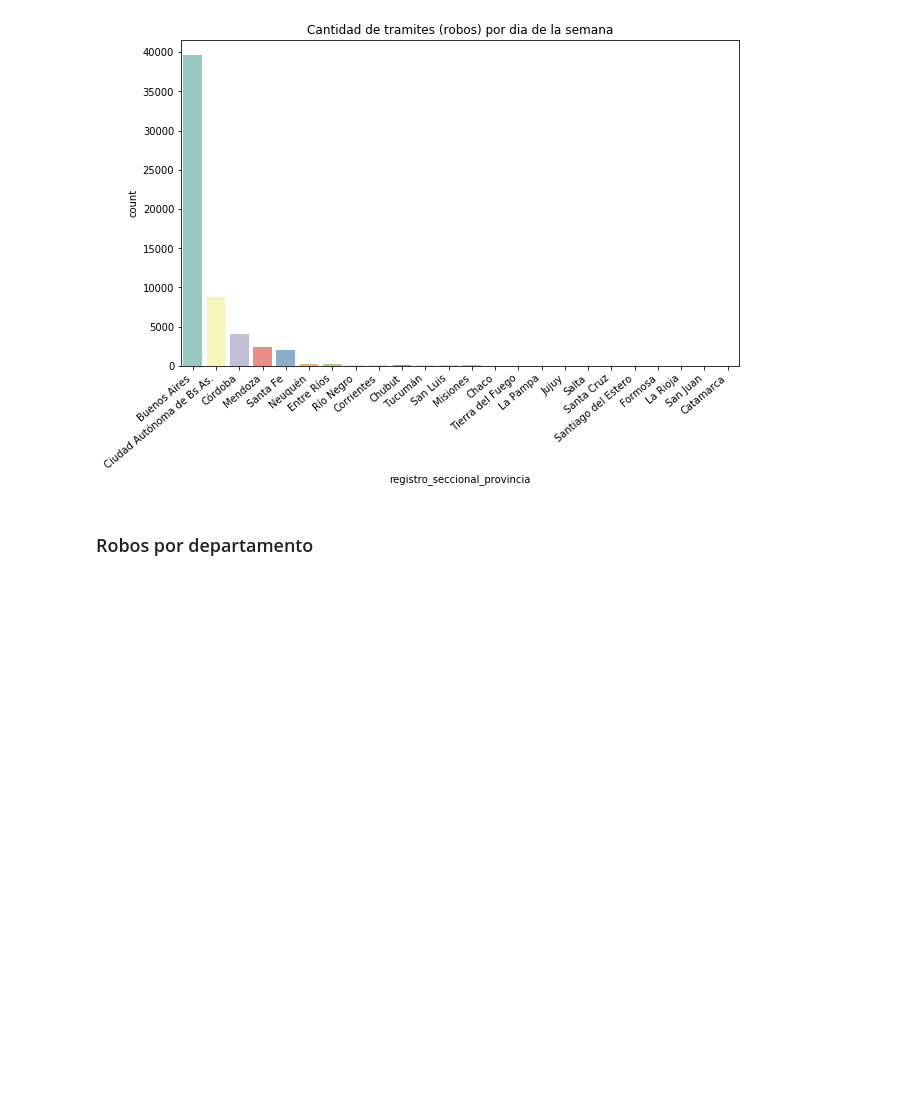
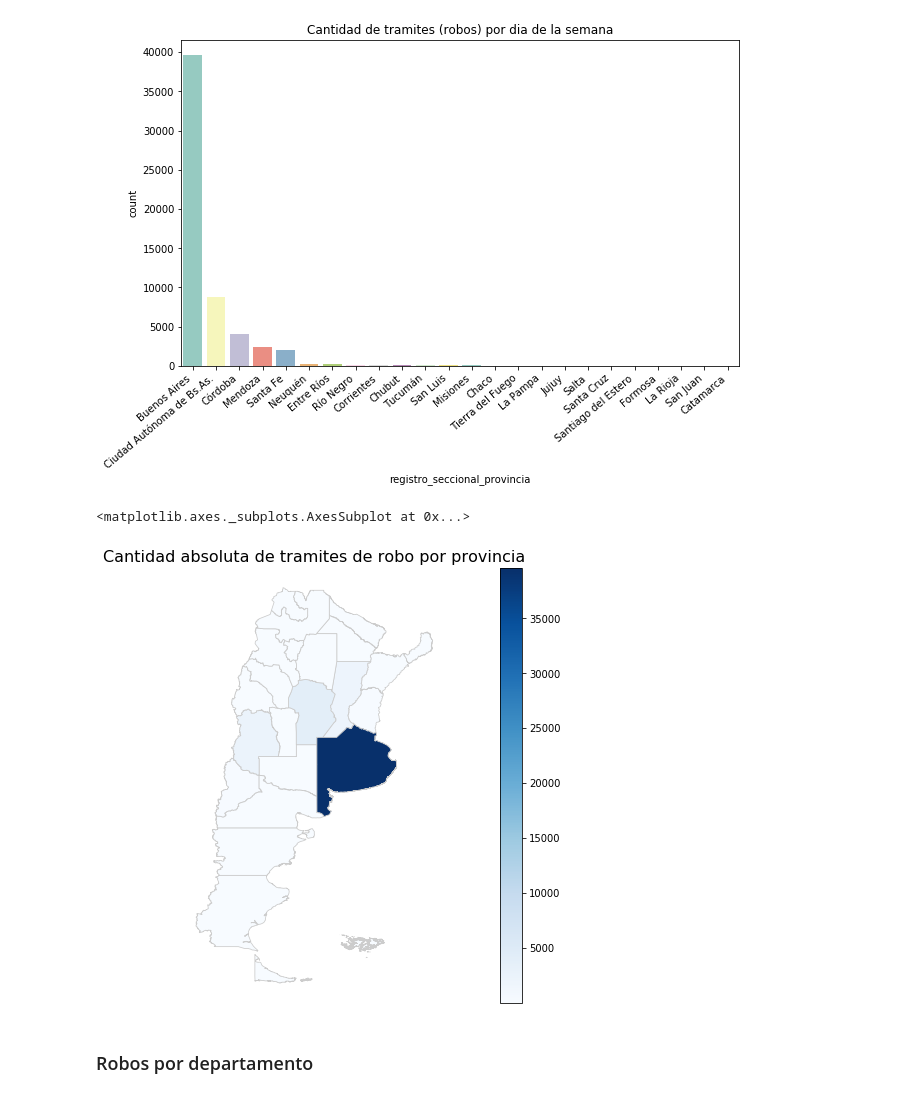
Before and after one commit to ilcarbo/robo_autos, a Jupyter notebook: EDA.ipynb, the cells around one changed output. Cells and saved outputs as stored; diff of their text form; code cells hidden in the pictures; blank space fills up the shorter version.

Commit message:
Resolvi los mapas con geopandas (no me convence del todo el formato pero bueno)

```diff
--- a/EDA.ipynb
+++ b/EDA.ipynb
@@ -471,5 +471,44 @@ plt.show()
 # %%
 # Calculo los robos por provincia
 robados_por_provincia = robados.groupby('registro_seccional_provincia').tramite_tipo.agg('count')
+# %%
+import geopandas as gpd
+# El shapefile que tiene todas las provincias
+shapefile = './GEO/provincia/provincia.shp'
+# Lo leo usando Geopandas
+provincias = gpd.read_file(shapefile)[['fna', 'nam', 'geometry']]
+# Le cambio el nombre a "Tierra del Fuego, Antártida e Islas del Atlántico sur" por "Tierra del Fuego"
+provincias.nam[16] = "Tierra del Fuego"
+# %%
+# Junto el geopandas con los poligionos de las provincias con los robos por provincia
+provincias = provincias.merge(robados_por_provincia, left_on='nam', right_index=True)
+# %%
+# El mapa me plotea la antartida y las islas asi que hago un rectangulo cortando solo el pais
+shapefile = './GEO/AOI/AOI.shp'
+# Read shapefile using Geopandas
+AOI = gpd.read_file(shapefile)
+# %%
+# Construyo la intersección entre el rectángulo y el shapefile de las provincias
+provincias_en_Argentina = gpd.overlay(provincias, AOI, how='intersection')
+# %%
+# Ploteo los robos absolutos por provincia
+
+# Tamaño de la figura
+fig, ax = plt.subplots(1, figsize=(20, 8))
+# Título
+ax.set_title('Cantidad absoluta de tramites de robo por provincia', fontdict={'fontsize': '16', 'fontweight' : '3'})
+# Borro los ejes
+ax.axis('off')
+
+# Creo el colorbar
+sm = plt.cm.ScalarMappable(cmap='Blues', norm=plt.Normalize(vmin=min(robados_por_provincia), vmax=max(robados_por_provincia)))
+sm._A = []
+cbar = fig.colorbar(sm)
+
+# Plotea final
+provincias_en_Argentina.plot(column='tramite_tipo', cmap='Blues', linewidth=0.8, ax=ax, edgecolor='0.8')
+# %% [output]
+<matplotlib.axes._subplots.AxesSubplot at 0x...>
+[figure, added]
 # %% [markdown]
 ### Robos por departamento
```
Also changed, not shown: parts of 1 cell of this notebook, 12 other files.
